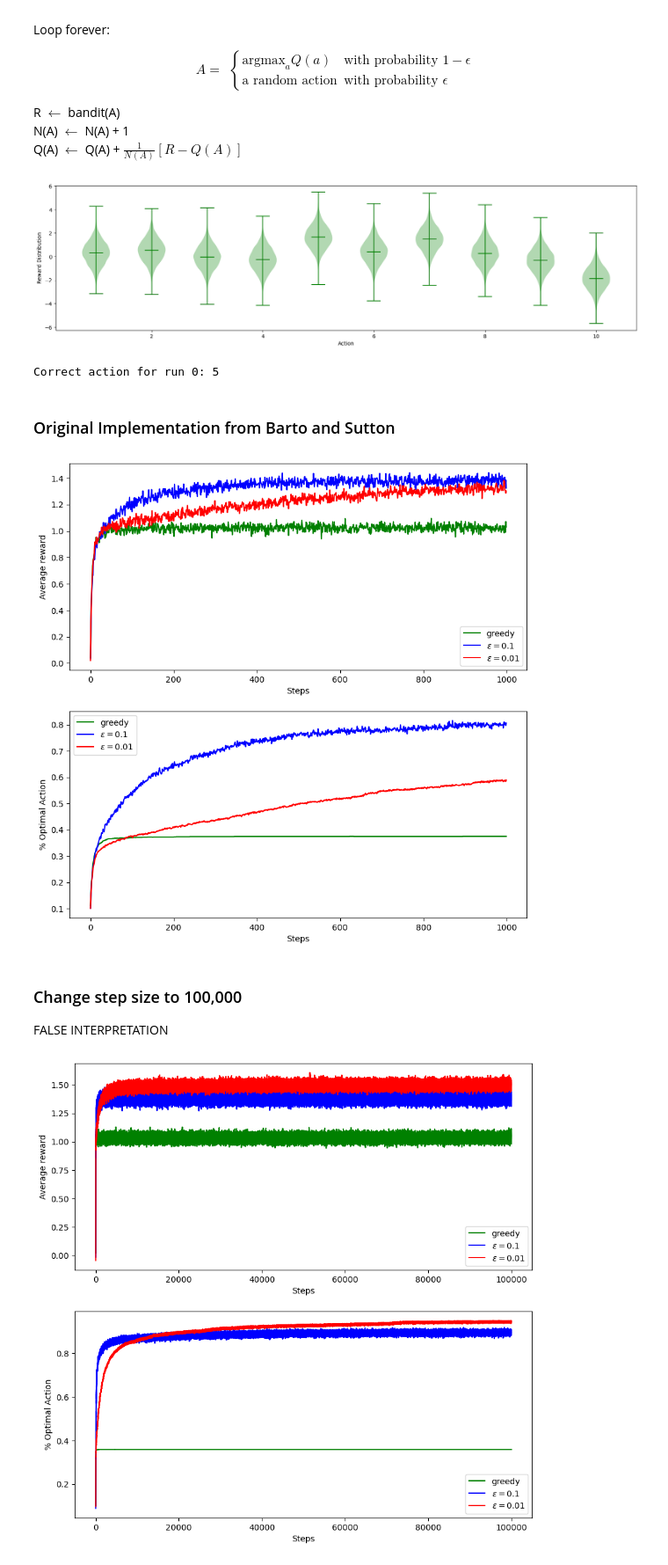
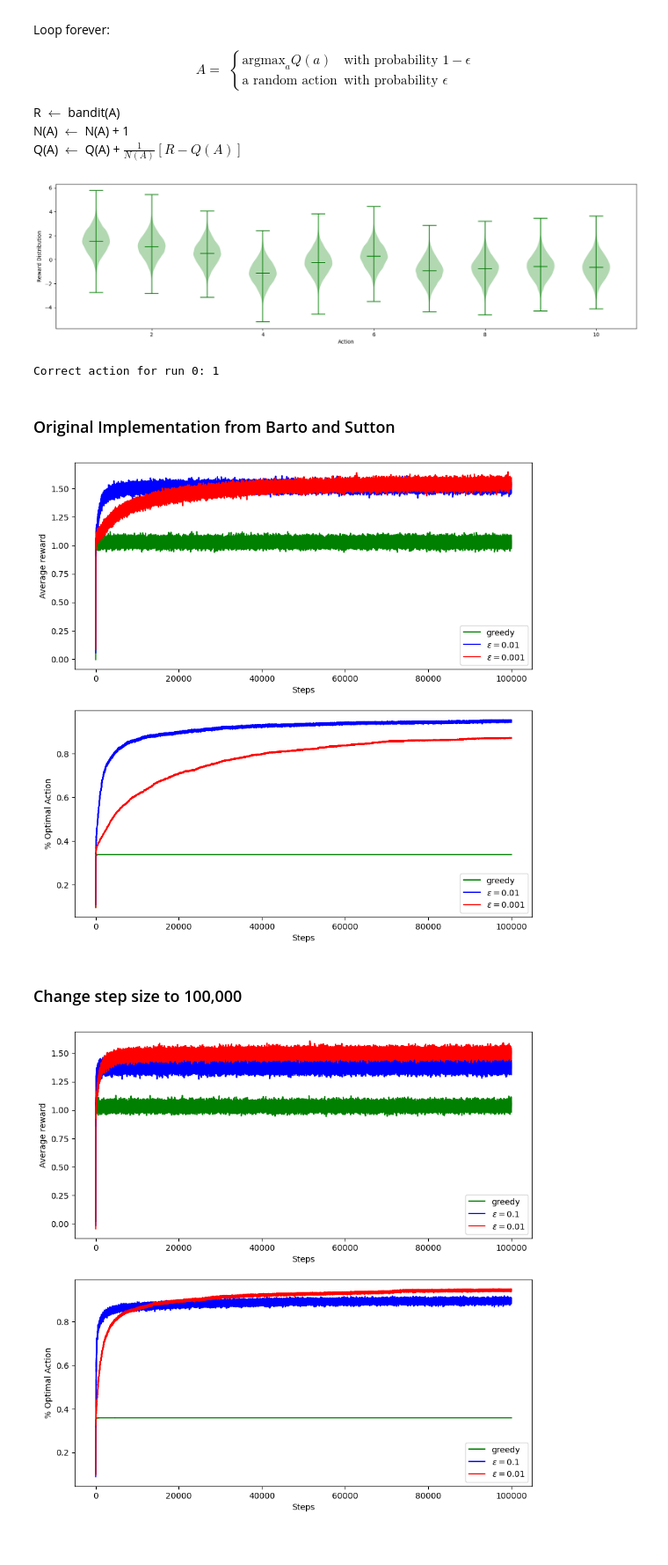
Before and after one commit to devkhullar/rltoolbox, a Jupyter notebook: simple_bandit_problem.ipynb, the cells around one changed output. Shown at 88% size. Cells and saved outputs as stored; diff of their text form; code cells hidden in the pictures.

```diff
--- a/simple_bandit_problem.ipynb
+++ b/simple_bandit_problem.ipynb
@@ -22,8 +22,8 @@ import numpy as np
 import matplotlib.pyplot as plt
 import matplotlib
 
-matplotlib.rcParams['figure.figsize'] = [20, 5]
-matplotlib.rcParams['axes.prop_cycle'] = matplotlib.cycler(color=['g', 'b', 'r', "y"])
+# matplotlib.rcParams['figure.figsize'] = [20, 5]
+# matplotlib.rcParams['axes.prop_cycle'] = matplotlib.cycler(color=['g', 'b', 'r', "y"])
 # %%
 # https://www.spktsagar.com/posts/2023/06/rl-multiarmed-bandit/
 
@@ -91,8 +91,8 @@ st_bandit = StationaryMultiArmedBandit(k=k, runs=runs)
 st_bandit.plot_reward_distribution(run=0)
 print(f"Correct action for run 0: {st_bandit.get_correct_action()[0] + 1}")
 # %% [output]
-[figure, old version]
+[figure, new version]
-Correct action for run 0: 5
+Correct action for run 0: 1
 # %%
 class Agent:
     """
@@ -225,28 +224,26 @@ class Bandit:
 ### Original Implementation from Barto and Sutton
 # %%
 Bandit.run_and_plot_experiments(
-    steps=1000,
+    steps=100000,
     exp_bandit_agent_dict={
         "greedy": (
             StationaryMultiArmedBandit(k=k, runs=runs),
             Agent(k=k, runs=runs, epsilon=0)
         ),
-        r"$\epsilon=0.1$": (
-            StationaryMultiArmedBandit(k=k, runs=runs),
-            Agent(k=k, runs=runs, epsilon=0.1)
-        ),
         r"$\epsilon=0.01$": (
             StationaryMultiArmedBandit(k=k, runs=runs),
             Agent(k=k, runs=runs, epsilon=0.01)
         ),
+        r"$\epsilon=0.001$": (
+            StationaryMultiArmedBandit(k=k, runs=runs),
+            Agent(k=k, runs=runs, epsilon=0.001)
+        ),
     },
 )
 # %% [output]
-[figure, old version]
+[figure, new version]
 # %% [markdown]
 ### Change step size to 100,000
-
-FALSE INTERPRETATION
 # %%
 Bandit.run_and_plot_experiments(
     steps=100000,
```
Also changed, not shown: parts of 11 cells of this notebook, 6 other files.
